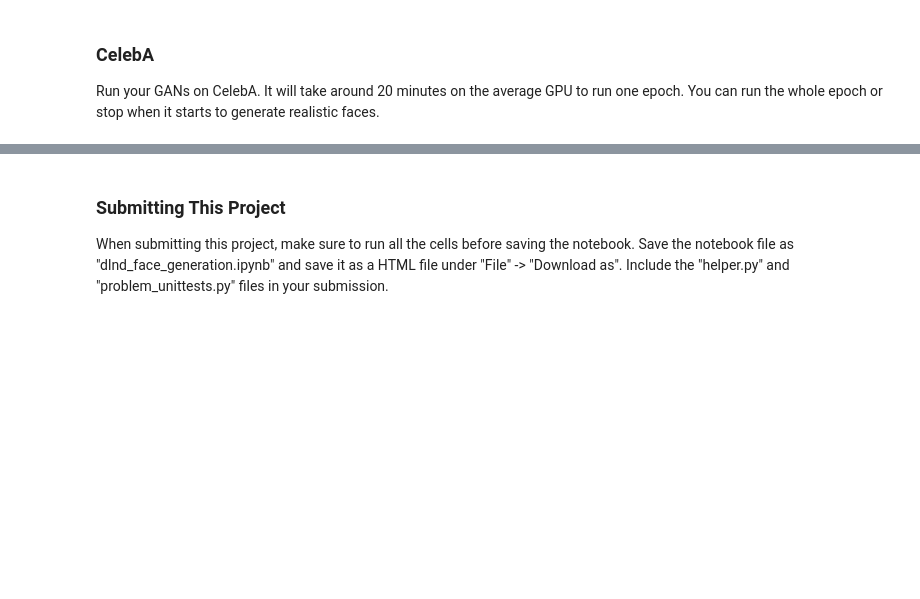
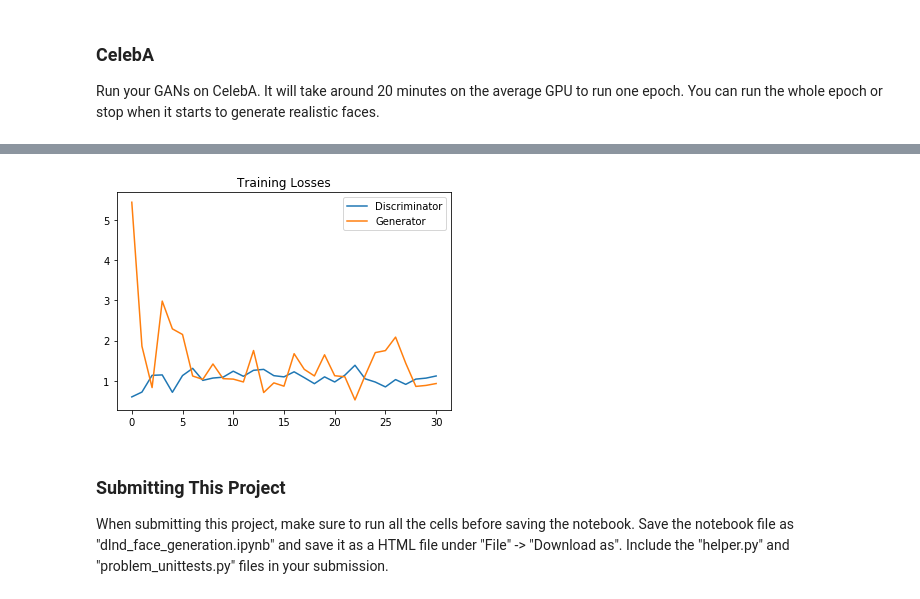
Before and after one commit to joshnewnham/udacity_nd101_project5, a Jupyter notebook: dlnd_face_generation.ipynb, the cells around one changed output, grey strips where cells are left out. Saved outputs shown, nothing was run; the diff lists cells and outputs as text; code cells hidden in the pictures; blank space fills up the shorter version.

```diff
--- a/dlnd_face_generation.ipynb
+++ b/dlnd_face_generation.ipynb
@@ -482,3 +508,10 @@ with tf.Graph().as_default():
+# %%
+try:
+    plot_losses(celeba_losses)
+except:
+    pass
+# %% [output]
+[figure, added]
 # %% [markdown]
 ### Submitting This Project
 When submitting this project, make sure to run all the cells before saving the notebook. Save the notebook file as "dlnd_face_generation.ipynb" and save it as a HTML file under "File" -> "Download as". Include the "helper.py" and "problem_unittests.py" files in your submission.
```
Also changed, not shown: parts of 6 cells of this notebook, 1 other file.
